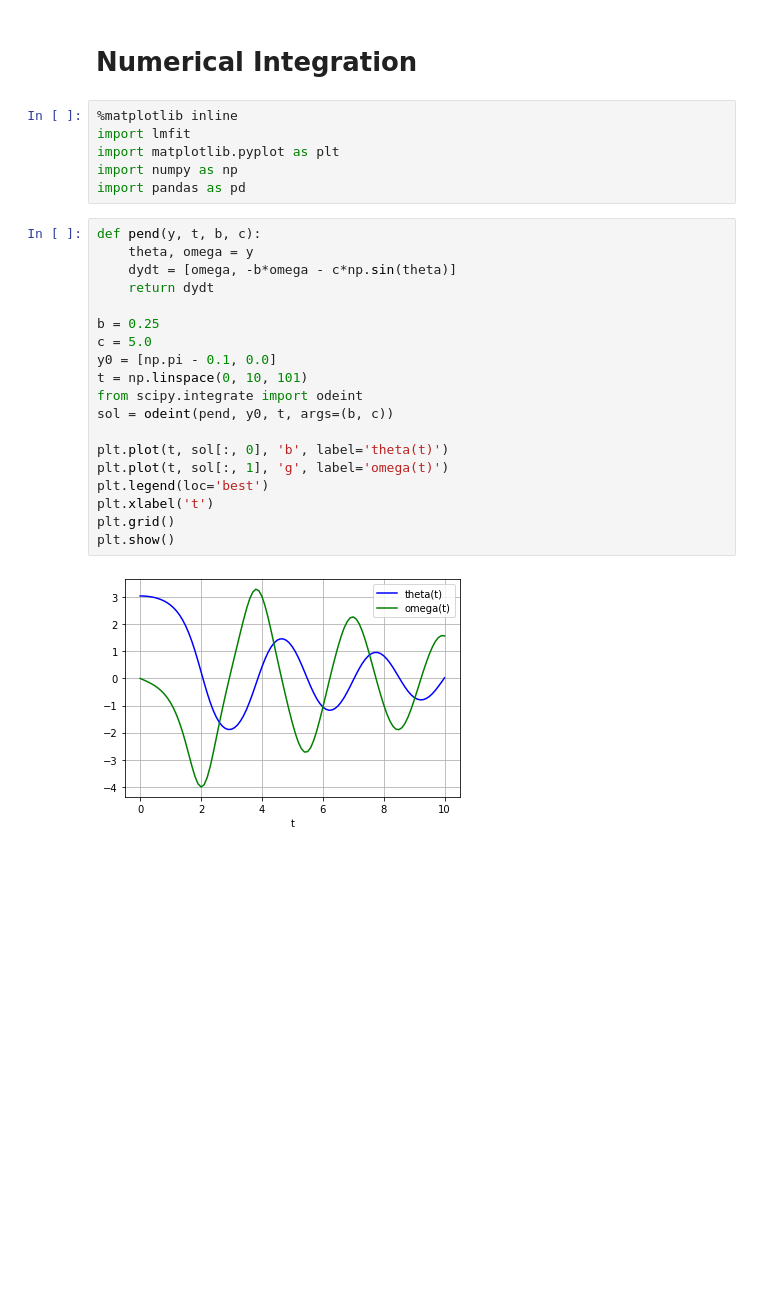
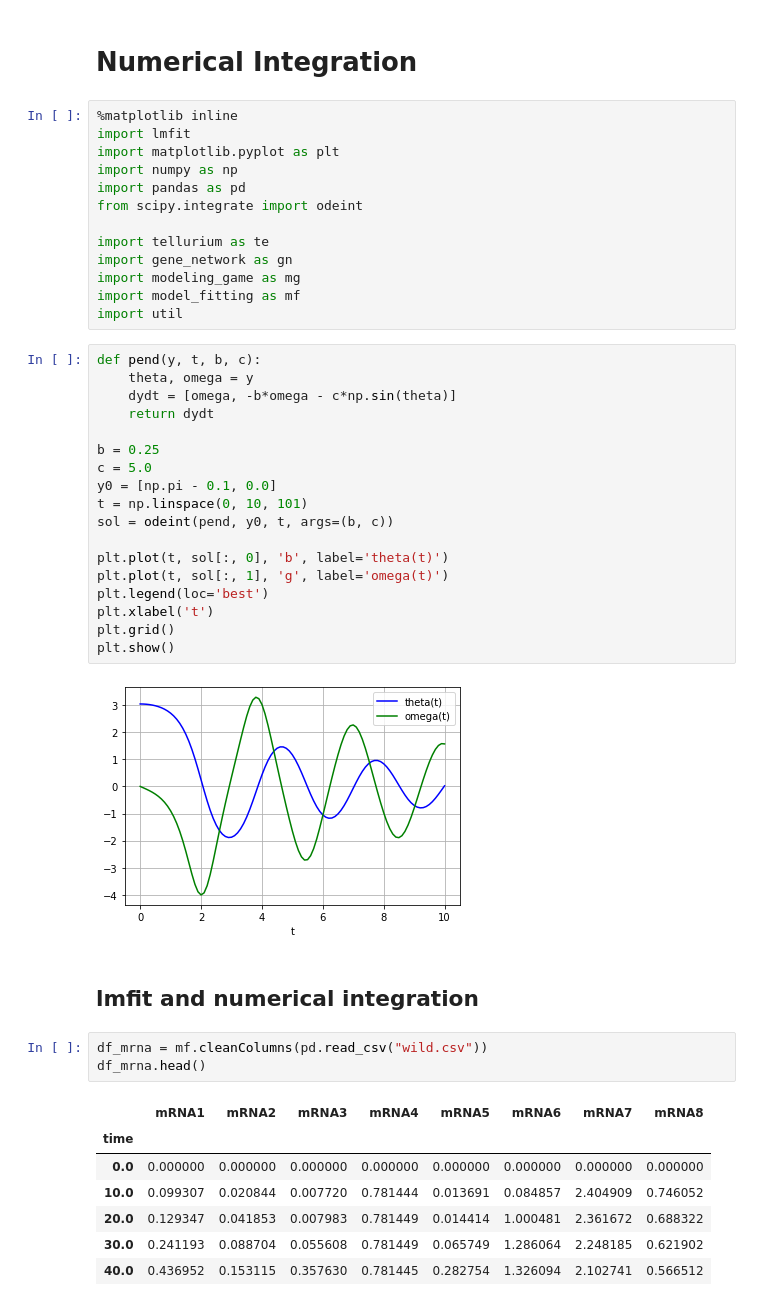
Before and after one commit to ModelEngineering/advancing-biomedical-models, a Jupyter notebook: lectures/lecture_17/Numerical Integration.ipynb, the cells around one changed output. Cells and saved outputs as stored; diff of their text form; blank space fills up the shorter version.

```diff
--- a/lectures/lecture_17/Numerical Integration.ipynb
+++ b/lectures/lecture_17/Numerical Integration.ipynb
@@ -6,6 +6,13 @@ import lmfit
 import matplotlib.pyplot as plt
 import numpy as np
 import pandas as pd
+from scipy.integrate import odeint
+
+import tellurium as te
+import gene_network as gn
+import modeling_game as mg
+import model_fitting as mf
+import util
 # %%
 def pend(y, t, b, c):
     theta, omega = y
@@ -16,7 +23,6 @@ b = 0.25
 c = 5.0
 y0 = [np.pi - 0.1, 0.0]
 t = np.linspace(0, 10, 101)
-from scipy.integrate import odeint
 sol = odeint(pend, y0, t, args=(b, c))
 
 plt.plot(t, sol[:, 0], 'b', label='theta(t)')
@@ -27,3 +33,16 @@ plt.grid()
 plt.show()
 # %% [output]
 [figure]
+# %% [markdown]
+## lmfit and numerical integration
+# %%
+df_mrna = mf.cleanColumns(pd.read_csv("wild.csv"))
+df_mrna.head()
+# %% [output]
+|  | mRNA1 | mRNA2 | mRNA3 | mRNA4 | mRNA5 | mRNA6 | mRNA7 | mRNA8 |
+| time |  |  |  |  |  |  |  |  |
+| 0.0 | 0.000000 | 0.000000 | 0.000000 | 0.000000 | 0.000000 | 0.000000 | 0.000000 | 0.000000 |
+| 10.0 | 0.099307 | 0.020844 | 0.007720 | 0.781444 | 0.013691 | 0.084857 | 2.404909 | 0.746052 |
+| 20.0 | 0.129347 | 0.041853 | 0.007983 | 0.781449 | 0.014414 | 1.000481 | 2.361672 | 0.688322 |
+| 30.0 | 0.241193 | 0.088704 | 0.055608 | 0.781449 | 0.065749 | 1.286064 | 2.248185 | 0.621902 |
+| 40.0 | 0.436952 | 0.153115 | 0.357630 | 0.781445 | 0.282754 | 1.326094 | 2.102741 | 0.566512 |
```
Also changed, not shown: parts of 12 cells of this notebook, 2 other files.
